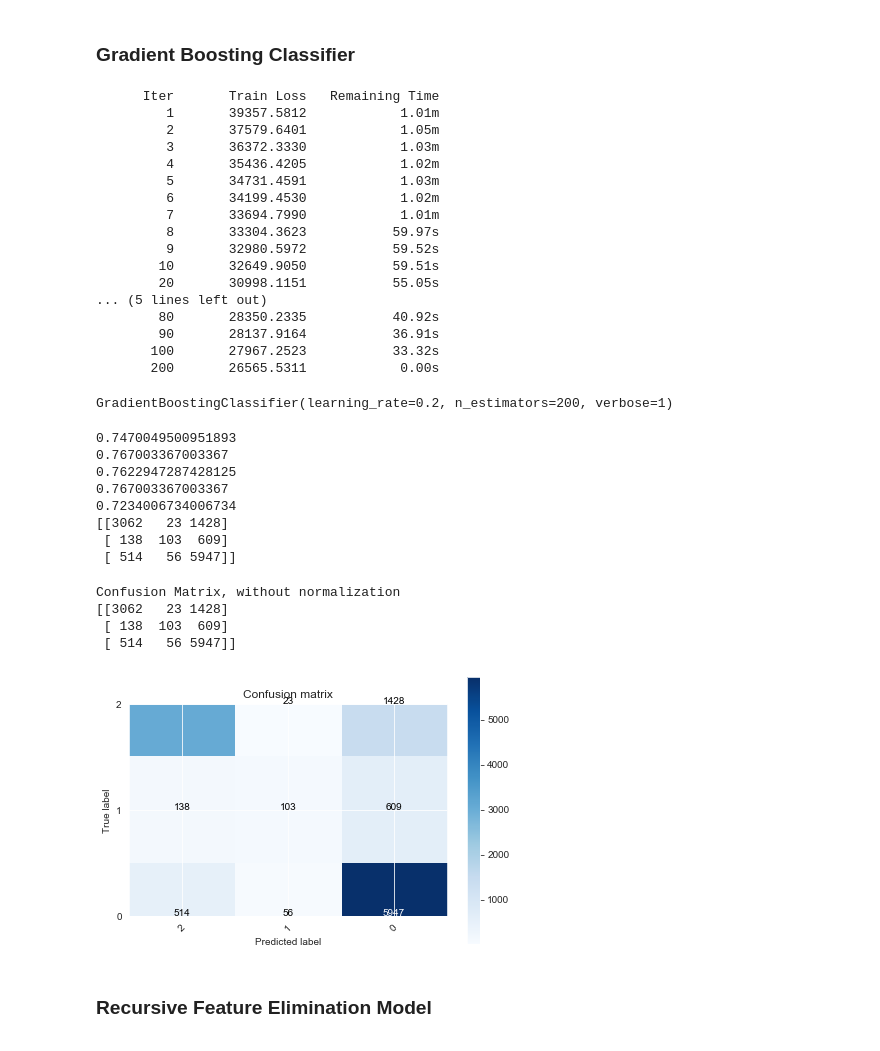
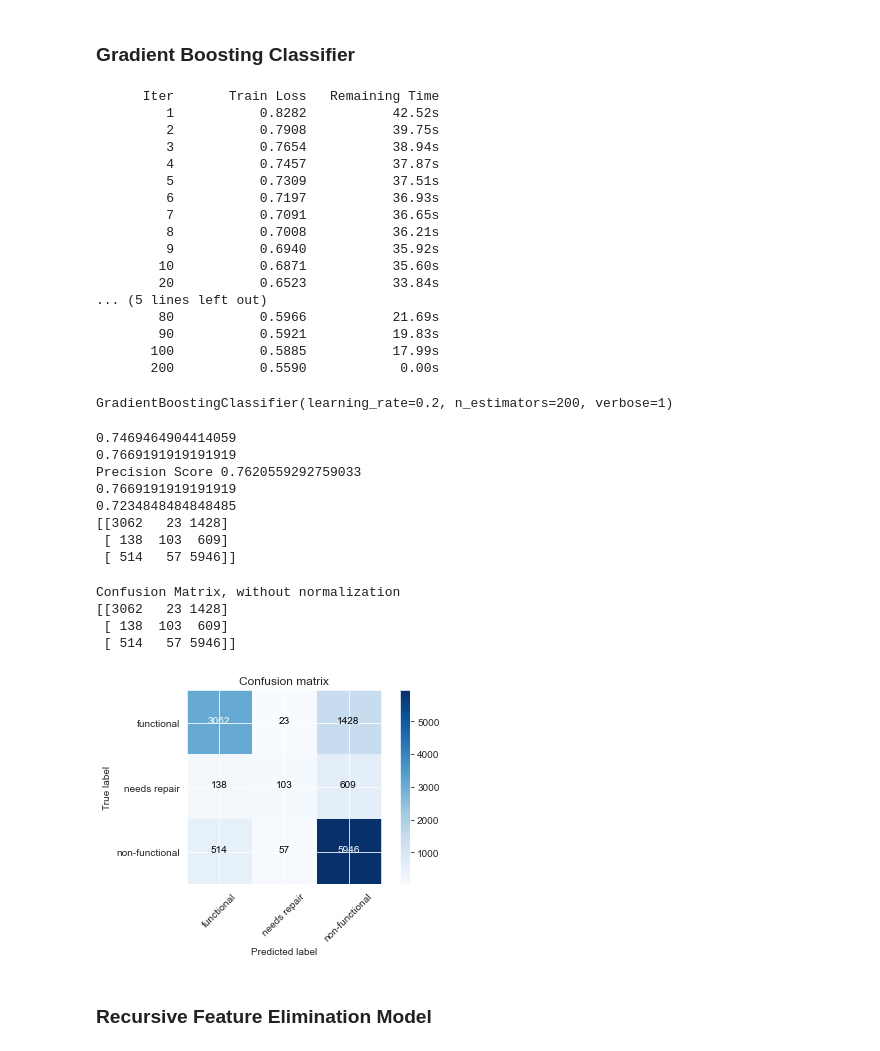
Before and after one commit to halujeff5/TanzanianWaterWellCrisis, a Jupyter notebook: CleanNB.ipynb, the cells around one changed output. Cells and saved outputs as stored; diff of their text form; code cells hidden in the pictures.

```diff
--- a/CleanNB.ipynb
+++ b/CleanNB.ipynb
@@ -681,8 +689,7 @@ print(metrics.recall_score(y_test, vc_preds, average='weighted'))
 # %%
 #bagging classifier of multiple random forests
 from sklearn.ensemble import BaggingClassifier
-bagging = BaggingClassifier(rfc,n_estimators=20, n_jobs=-1, warm_start=True,
-                           max_samples=.5, max_features=.5, verbose=3)
+bagging = BaggingClassifier(knn, n_jobs=-1)
 # %%
 #training model
 bagging.fit(X_train, y_train)
@@ -705,54 +725,55 @@ gclf= GradientBoostingClassifier(n_estimators= 200, learning_rate= .2, verbose=1
 gclf.fit(X_train, y_train)
 # %% [output]
       Iter       Train Loss   Remaining Time
-         1       39357.5812            1.01m
-         2       37579.6401            1.05m
-         3       36372.3330            1.03m
-         4       35436.4205            1.02m
-         5       34731.4591            1.03m
-         6       34199.4530            1.02m
-         7       33694.7990            1.01m
-         8       33304.3623           59.97s
-         9       32980.5972           59.52s
-        10       32649.9050           59.51s
-        20       30998.1151           55.05s
+         1           0.8282           42.52s
+         2           0.7908           39.75s
+         3           0.7654           38.94s
+         4           0.7457           37.87s
+         5           0.7309           37.51s
+         6           0.7197           36.93s
+         7           0.7091           36.65s
+         8           0.7008           36.21s
+         9           0.6940           35.92s
+        10           0.6871           35.60s
+        20           0.6523           33.84s
 ... (5 lines left out)
-        80       28350.2335           40.92s
-        90       28137.9164           36.91s
-       100       27967.2523           33.32s
-       200       26565.5311            0.00s
+        80           0.5966           21.69s
+        90           0.5921           19.83s
+       100           0.5885           17.99s
+       200           0.5590            0.00s
 GradientBoostingClassifier(learning_rate=0.2, n_estimators=200, verbose=1)
 # %%
 gclf_pred= gclf.predict(X_test)
 # %%
 print(metrics.f1_score(y_test, gclf_pred, average='weighted'))
 print(metrics.accuracy_score(y_test, gclf_pred))
-print(metrics.precision_score(y_test, gclf_pred, average='weighted'))
+print('Precision Score', metrics.precision_score(y_test, gclf_pred, average='weighted'))
 print(metrics.recall_score(y_test, gclf_pred, average='weighted'))
 print(metrics.mean_squared_error(y_test, gclf_pred))
 print(metrics.confusion_matrix(y_test, gclf_pred))
 # %% [output]
-0.7470049500951893
-0.767003367003367
-0.7622947287428125
-0.767003367003367
-0.7234006734006734
+0.7469464904414059
+0.7669191919191919
+Precision Score 0.7620559292759033
+0.7669191919191919
+0.7234848484848485
 [[3062   23 1428]
  [ 138  103  609]
- [ 514   56 5947]]
+ [ 514   57 5946]]
 # %%
 import itertools
 cm = confusion_matrix(y_test, gclf_pred)
+classes= ['functional','needs repair', 'non-functional']
 plot_confusion_matrix(cm, classes,
                           normalize=False,
                           title='Confusion matrix',
                           cmap=plt.cm.Blues)
 # %% [output]
 Confusion Matrix, without normalization
 [[3062   23 1428]
  [ 138  103  609]
- [ 514   56 5947]]
+ [ 514   57 5946]]
-[figure, old version]
+[figure, new version]
 # %% [markdown]
 ### Recursive Feature Elimination Model
 # %%
```
Also changed, not shown: parts of 17 cells of this notebook.
